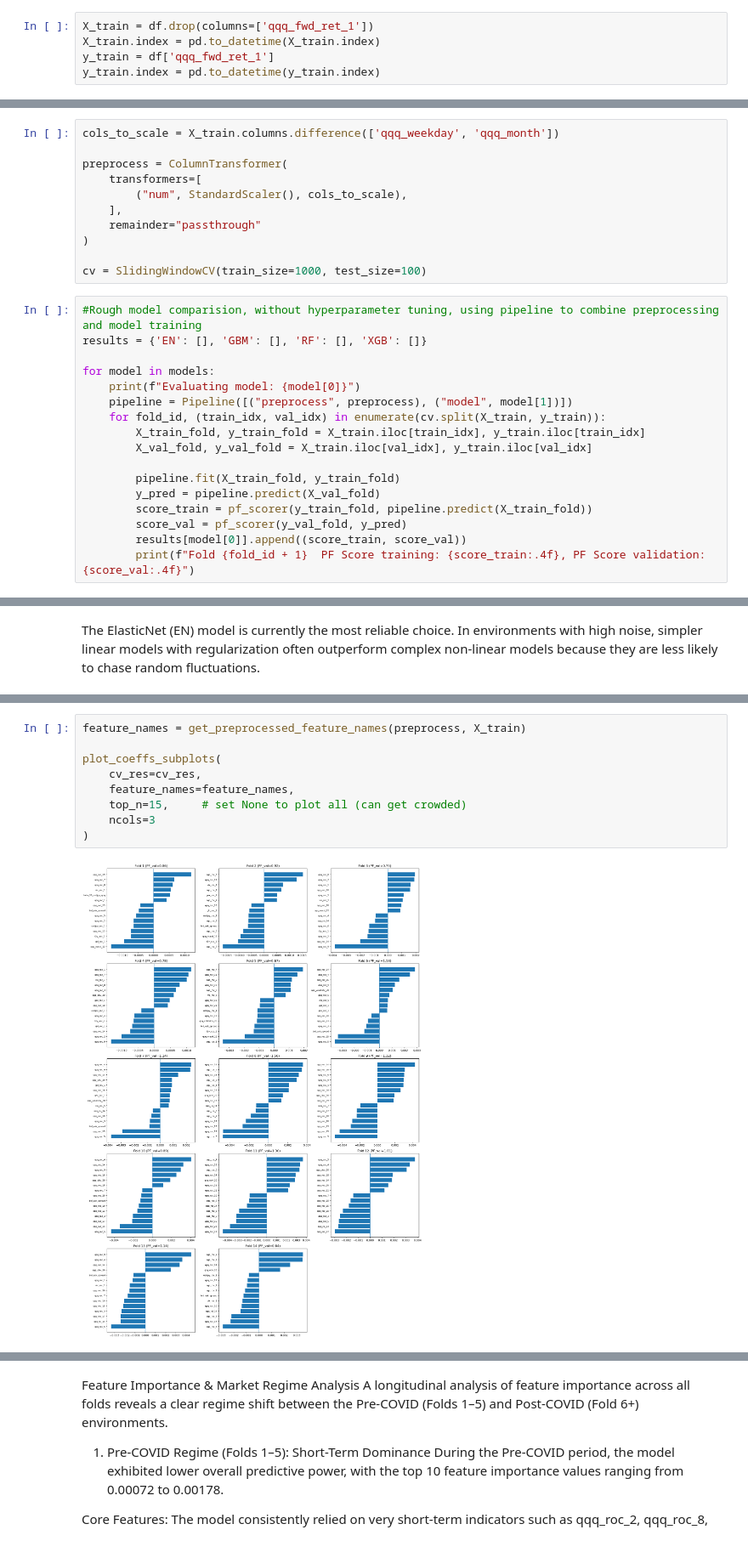
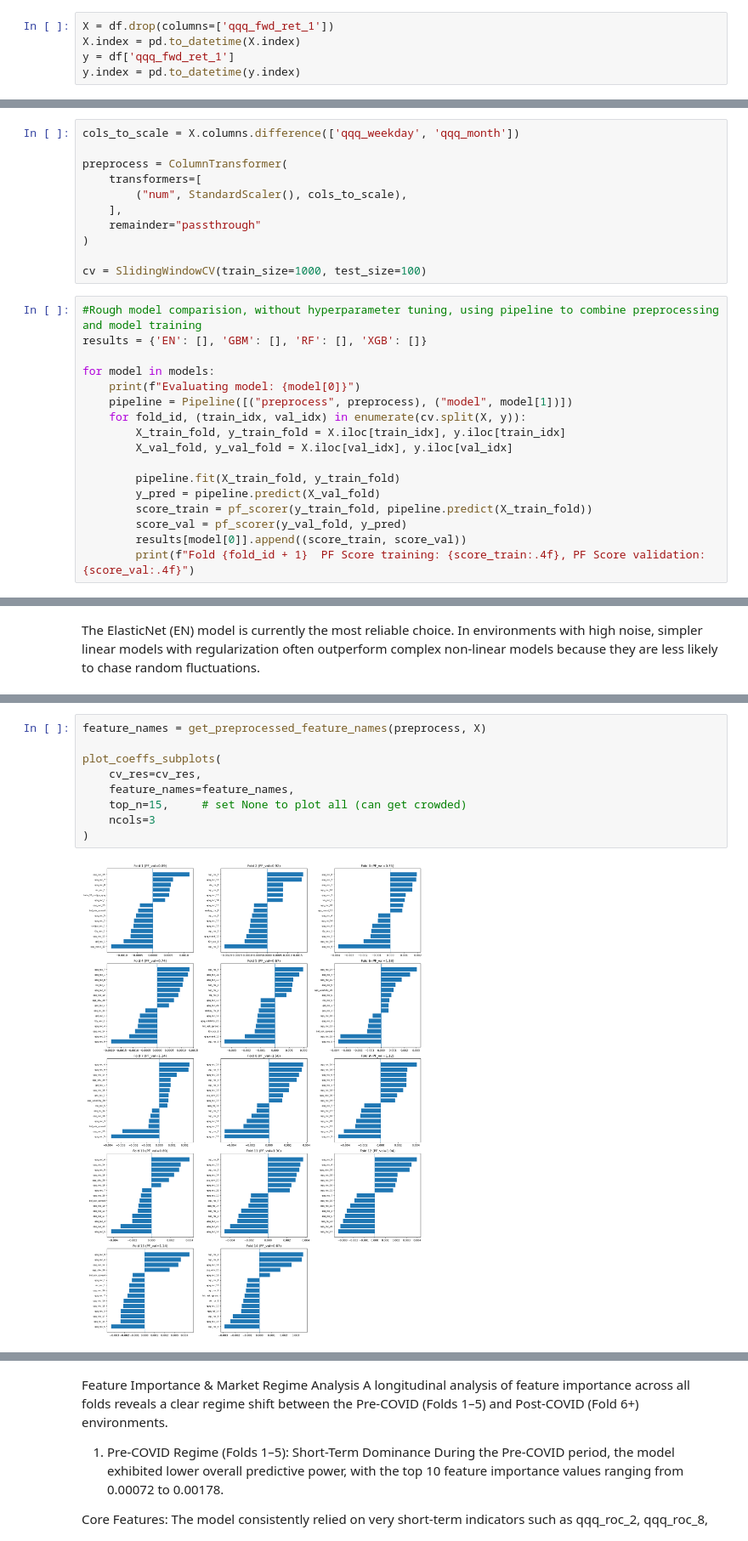
Before and after one commit to ron-shen/Regime-Shift-Analysis-Forecasting-of-QQQ-Returns, a Jupyter notebook: notebooks/model.ipynb, the cells around one changed output, grey strips where cells are left out. Shown at 85% size. Saved outputs shown, nothing was run; the diff lists cells and outputs as text.

```diff
--- a/notebooks/model.ipynb
+++ b/notebooks/model.ipynb
@@ -31,10 +30,10 @@ df.set_index('Date', inplace=True)
 # %% [markdown]
 Pipeline and model construction
 # %%
-X_train = df.drop(columns=['qqq_fwd_ret_1'])
-X_train.index = pd.to_datetime(X_train.index)
-y_train = df['qqq_fwd_ret_1']
-y_train.index = pd.to_datetime(y_train.index)
+X = df.drop(columns=['qqq_fwd_ret_1'])
+X.index = pd.to_datetime(X.index)
+y = df['qqq_fwd_ret_1']
+y.index = pd.to_datetime(y.index)
 # %%
 models = []
 models.append(('EN', ElasticNet()))
@@ -42,7 +41,7 @@ models.append(('GBM', GradientBoostingRegressor()))
 models.append(('RF', RandomForestRegressor()))
 models.append(('XGB', XGBRegressor()))
 # %%
-cols_to_scale = X_train.columns.difference(['qqq_weekday', 'qqq_month'])
+cols_to_scale = X.columns.difference(['qqq_weekday', 'qqq_month'])
 
 preprocess = ColumnTransformer(
     transformers=[
@@ -59,9 +58,9 @@ results = {'EN': [], 'GBM': [], 'RF': [], 'XGB': []}
 for model in models:
     print(f"Evaluating model: {model[0]}")
     pipeline = Pipeline([("preprocess", preprocess), ("model", model[1])])
-    for fold_id, (train_idx, val_idx) in enumerate(cv.split(X_train, y_train)):
-        X_train_fold, y_train_fold = X_train.iloc[train_idx], y_train.iloc[train_idx]
-        X_val_fold, y_val_fold = X_train.iloc[val_idx], y_train.iloc[val_idx]
+    for fold_id, (train_idx, val_idx) in enumerate(cv.split(X, y)):
+        X_train_fold, y_train_fold = X.iloc[train_idx], y.iloc[train_idx]
+        X_val_fold, y_val_fold = X.iloc[val_idx], y.iloc[val_idx]
 
         pipeline.fit(X_train_fold, y_train_fold)
         y_pred = pipeline.predict(X_val_fold)
@@ -339,11 +273,11 @@ def plot_coeffs_subplots(cv_res, feature_names, top_n=30, ncols=3, figsize_per_a
 # %%
-feature_names = get_preprocessed_feature_names(preprocess, X_train)
+feature_names = get_preprocessed_feature_names(preprocess, X)
 
 plot_coeffs_subplots(
     cv_res=cv_res,
     feature_names=feature_names,
     top_n=15,     # set None to plot all (can get crowded)
     ncols=3
 )
 # %% [output]
-[figure, old version]
+[figure, new version]
```
Also changed, not shown: parts of 22 cells of this notebook, 5 other files.
